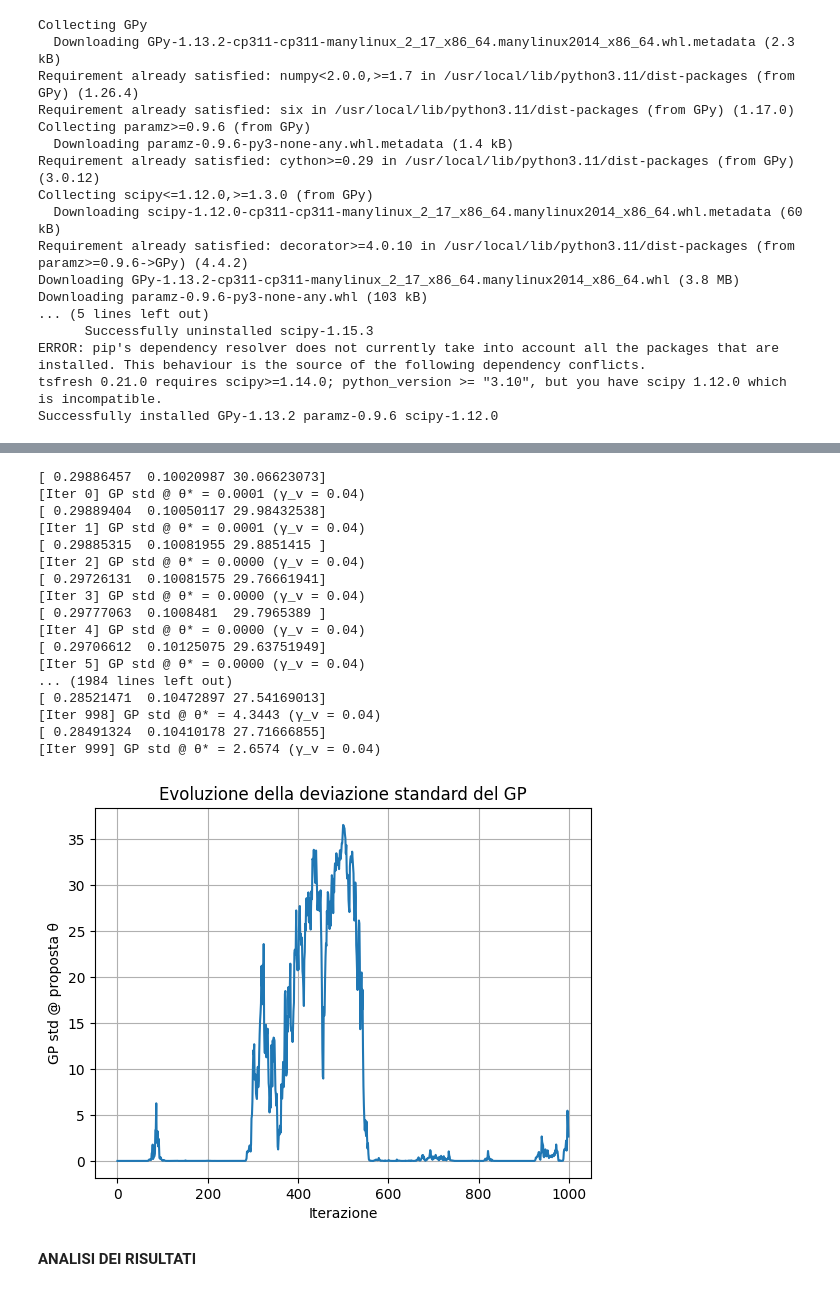
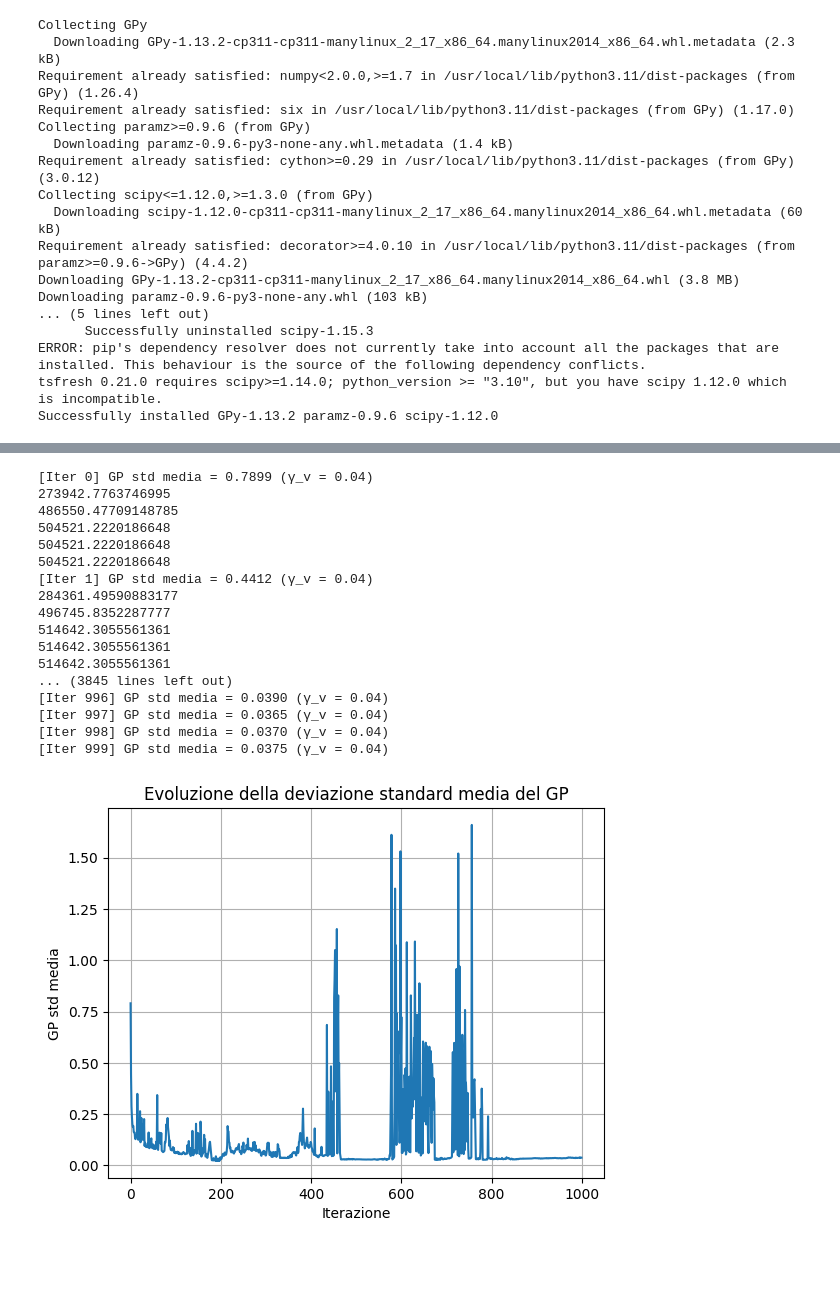
Before and after one commit to filippozacchei/MFDA_ActiveLearning, a Jupyter notebook: GP_train.ipynb, the cells around one changed output, grey strips where cells are left out. Cells and saved outputs as stored; diff of their text form; code cells hidden in the pictures; blank space fills up the shorter version.

```diff
--- a/GP_train.ipynb
+++ b/GP_train.ipynb
@@ -370,36 +441,36 @@ def active_learning_gp(model, logL_fn, forward_model,
-# %%
-logL_fn = lambda y: compute_log_likelihoods(y[np.newaxis, :], y_obs, sigma)[0]
-
-theta_chain, D_GP_final = active_learning_gp(
-    model,
-    logL_fn=logL_fn,       # ✅ funzione compatibile
-    forward_model=coarse_model,
-    X_init=X_train,
-    logL_init=logL_train,
-    logL_mean=logL_mean,
-    logL_std=logL_std
-)
-# %% [output]
-[ 0.29886457  0.10020987 30.06623073]
-[Iter 0] GP std @ θ* = 0.0001 (γ_v = 0.04)
-[ 0.29889404  0.10050117 29.98432538]
-[Iter 1] GP std @ θ* = 0.0001 (γ_v = 0.04)
-[ 0.29885315  0.10081955 29.8851415 ]
-[Iter 2] GP std @ θ* = 0.0000 (γ_v = 0.04)
-[ 0.29726131  0.10081575 29.76661941]
-[Iter 3] GP std @ θ* = 0.0000 (γ_v = 0.04)
-[ 0.29777063  0.1008481  29.7965389 ]
-[Iter 4] GP std @ θ* = 0.0000 (γ_v = 0.04)
-[ 0.29706612  0.10125075 29.63751949]
-[Iter 5] GP std @ θ* = 0.0000 (γ_v = 0.04)
-... (1984 lines left out)
-[ 0.28521471  0.10472897 27.54169013]
-[Iter 998] GP std @ θ* = 4.3443 (γ_v = 0.04)
-[ 0.28491324  0.10410178 27.71666855]
-[Iter 999] GP std @ θ* = 2.6574 (γ_v = 0.04)
-[figure, removed]
-# %% [markdown]
-**ANALISI DEI RISULTATI**
+# %%
+theta_chain = active_learning_gp_with_updates(
+    GP_models=GP_models,
+    Z_r=Z_r,
+    X_mean=X_train_mean,
+    X_std=X_train_std,
+    Y_min=Y_min,
+    Y_std=Y_std,
+    y_obs=y_obs,
+    sigma=sigma,
+    theta_start=theta_start,
+    cov_matrix=cov_matrix,
+    compute_log_likelihood_from_gp=compute_log_likelihood_from_gp
+)
+# %% [output]
+[Iter 0] GP std media = 0.7899 (γ_v = 0.04)
+273942.7763746995
+486550.47709148785
+504521.2220186648
+504521.2220186648
+504521.2220186648
+[Iter 1] GP std media = 0.4412 (γ_v = 0.04)
+284361.49590883177
+496745.8352287777
+514642.3055561361
+514642.3055561361
+514642.3055561361
+... (3845 lines left out)
+[Iter 996] GP std media = 0.0390 (γ_v = 0.04)
+[Iter 997] GP std media = 0.0365 (γ_v = 0.04)
+[Iter 998] GP std media = 0.0370 (γ_v = 0.04)
+[Iter 999] GP std media = 0.0375 (γ_v = 0.04)
+[figure, added]
 # %%
 theta_chain = np.array(theta_chain)  # assicurati sia array (T, d)
 param_names = ['offset', 'overetch', 'thickness']  # cambia se serve
```
Also changed, not shown: parts of 25 cells of this notebook.
